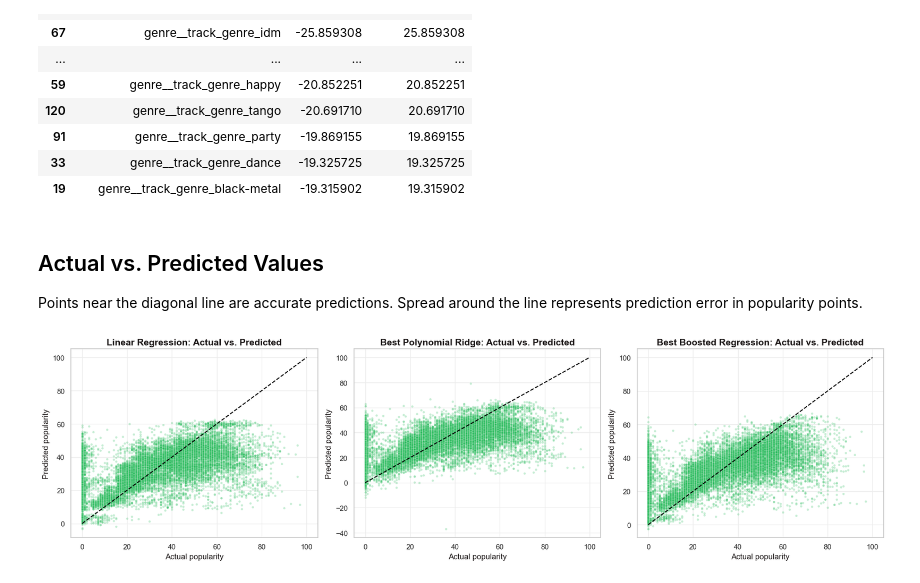
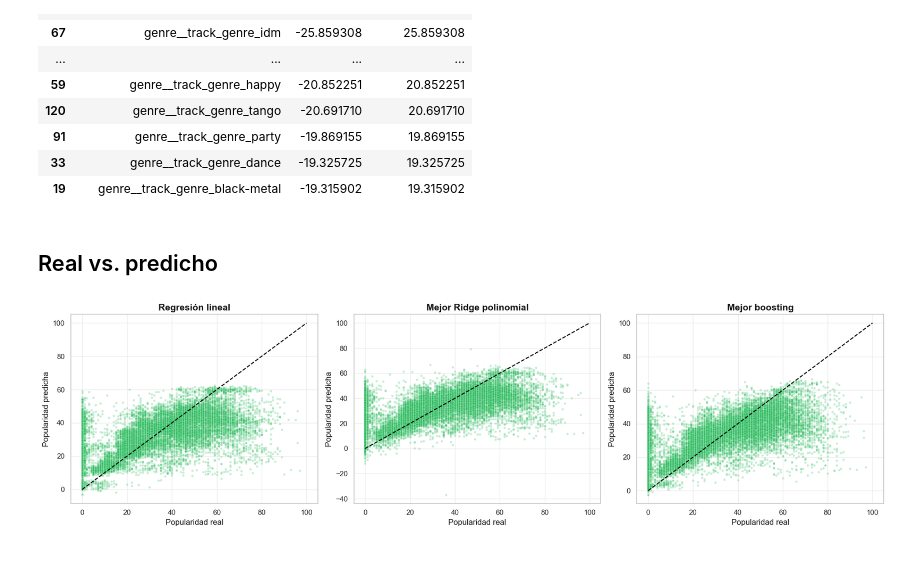
Before and after one commit to fidelMB/proyecto-ia-tc3002b, a Jupyter notebook: notebooks/03_regression.ipynb, the cells around one changed output. Saved outputs shown, nothing was run; the diff lists cells and outputs as text; code cells hidden in the pictures.

```diff
--- a/notebooks/03_regression.ipynb
+++ b/notebooks/03_regression.ipynb
@@ -161,7 +163,7 @@ for degree in [2, 3]:
             ]
         )
 
-        model_name = f"Polynomial Ridge degree {degree}, alpha {alpha:g}"
+        model_name = f"Ridge polinomial grado {degree}, alpha {alpha:g}"
         candidate = Pipeline([
             ("preprocess", polynomial_preprocess),
             ("model", Ridge(alpha=alpha)),
@@ -177,8 +179,8 @@ for degree in [2, 3]:
             "alpha": alpha,
             "train_mse": train_mse,
             "test_mse": test_mse,
-            "test_rmse_popularity_points": np.sqrt(test_mse),
-            "generalization_gap": test_mse - train_mse,
+            "test_rmse": np.sqrt(test_mse),
+            "gap": test_mse - train_mse,
         })
         polynomial_models[model_name] = candidate
 
@@ -195,7 +197,7 @@ poly_train_pred = best_polynomial_model.predict(X_train)
 poly_test_pred = best_polynomial_model.predict(X_test)
 poly_train_mse = best_polynomial_row["train_mse"]
 poly_test_mse = best_polynomial_row["test_mse"]
-print(f"Best polynomial model: {best_polynomial_row['model']}")
-print(f"Polynomial train MSE: {poly_train_mse:.3f}")
-print(f"Polynomial test MSE: {poly_test_mse:.3f}")
+print(f"Mejor polinomial: {best_polynomial_row['model']}")
+print(f"MSE train: {poly_train_mse:.3f}")
+print(f"MSE test: {poly_test_mse:.3f}")
 # %% [output]
@@ -252,8 +252,8 @@ for learning_rate in [0.04, 0.06, 0.08]:
         "learning_rate": learning_rate,
         "train_mse": train_mse,
         "test_mse": test_mse,
-        "test_rmse_popularity_points": np.sqrt(test_mse),
-        "generalization_gap": test_mse - train_mse,
+        "test_rmse": np.sqrt(test_mse),
+        "gap": test_mse - train_mse,
     })
     boosting_models[model_name] = candidate
 
@@ -270,7 +270,7 @@ boosting_train_pred = best_boosting_model.predict(X_train)
 boosting_test_pred = best_boosting_model.predict(X_test)
 boosting_train_mse = best_boosting_row["train_mse"]
 boosting_test_mse = best_boosting_row["test_mse"]
-print(f"Best boosted model: {best_boosting_row['model']}")
-print(f"Boosting train MSE: {boosting_train_mse:.3f}")
-print(f"Boosting test MSE: {boosting_test_mse:.3f}")
+print(f"Mejor boosting: {best_boosting_row['model']}")
+print(f"MSE train: {boosting_train_mse:.3f}")
+print(f"MSE test: {boosting_test_mse:.3f}")
 # %% [output]
@@ -335,32 +332,30 @@ display(coef_table.head(20))
 | 91 | genre__track_genre_party | -19.869155 | 19.869155 |
 | 33 | genre__track_genre_dance | -19.325725 | 19.325725 |
 | 19 | genre__track_genre_black-metal | -19.315902 | 19.315902 |
-# %% [markdown]
-## Actual vs. Predicted Values
-
-Points near the diagonal line are accurate predictions. Spread around the line represents prediction error in popularity points.
+# %% [markdown]
+## Real vs. predicho
 # %%
 fig, axes = plt.subplots(1, 3, figsize=(18, 5))
 
 sns.scatterplot(x=y_test, y=linear_test_pred, alpha=0.25, s=12, ax=axes[0])
 axes[0].plot([0, 100], [0, 100], color="black", linestyle="--")
-axes[0].set_title("Linear Regression: Actual vs. Predicted")
-axes[0].set_xlabel("Actual popularity")
-axes[0].set_ylabel("Predicted popularity")
+axes[0].set_title("Regresión lineal")
+axes[0].set_xlabel("Popularidad real")
+axes[0].set_ylabel("Popularidad predicha")
 
 sns.scatterplot(x=y_test, y=poly_test_pred, alpha=0.25, s=12, ax=axes[1])
 axes[1].plot([0, 100], [0, 100], color="black", linestyle="--")
-axes[1].set_title("Best Polynomial Ridge: Actual vs. Predicted")
-axes[1].set_xlabel("Actual popularity")
-axes[1].set_ylabel("Predicted popularity")
+axes[1].set_title("Mejor Ridge polinomial")
+axes[1].set_xlabel("Popularidad real")
+axes[1].set_ylabel("Popularidad predicha")
 
 sns.scatterplot(x=y_test, y=boosting_test_pred, alpha=0.25, s=12, ax=axes[2])
 axes[2].plot([0, 100], [0, 100], color="black", linestyle="--")
-axes[2].set_title("Best Boosted Regression: Actual vs. Predicted")
-axes[2].set_xlabel("Actual popularity")
-axes[2].set_ylabel("Predicted popularity")
+axes[2].set_title("Mejor boosting")
+axes[2].set_xlabel("Popularidad real")
+axes[2].set_ylabel("Popularidad predicha")
 
 plt.tight_layout()
 plt.show()
 # %% [output]
-[figure, old version]
+[figure, new version]
```
Also changed, not shown: parts of 17 cells of this notebook, 19 other files.
